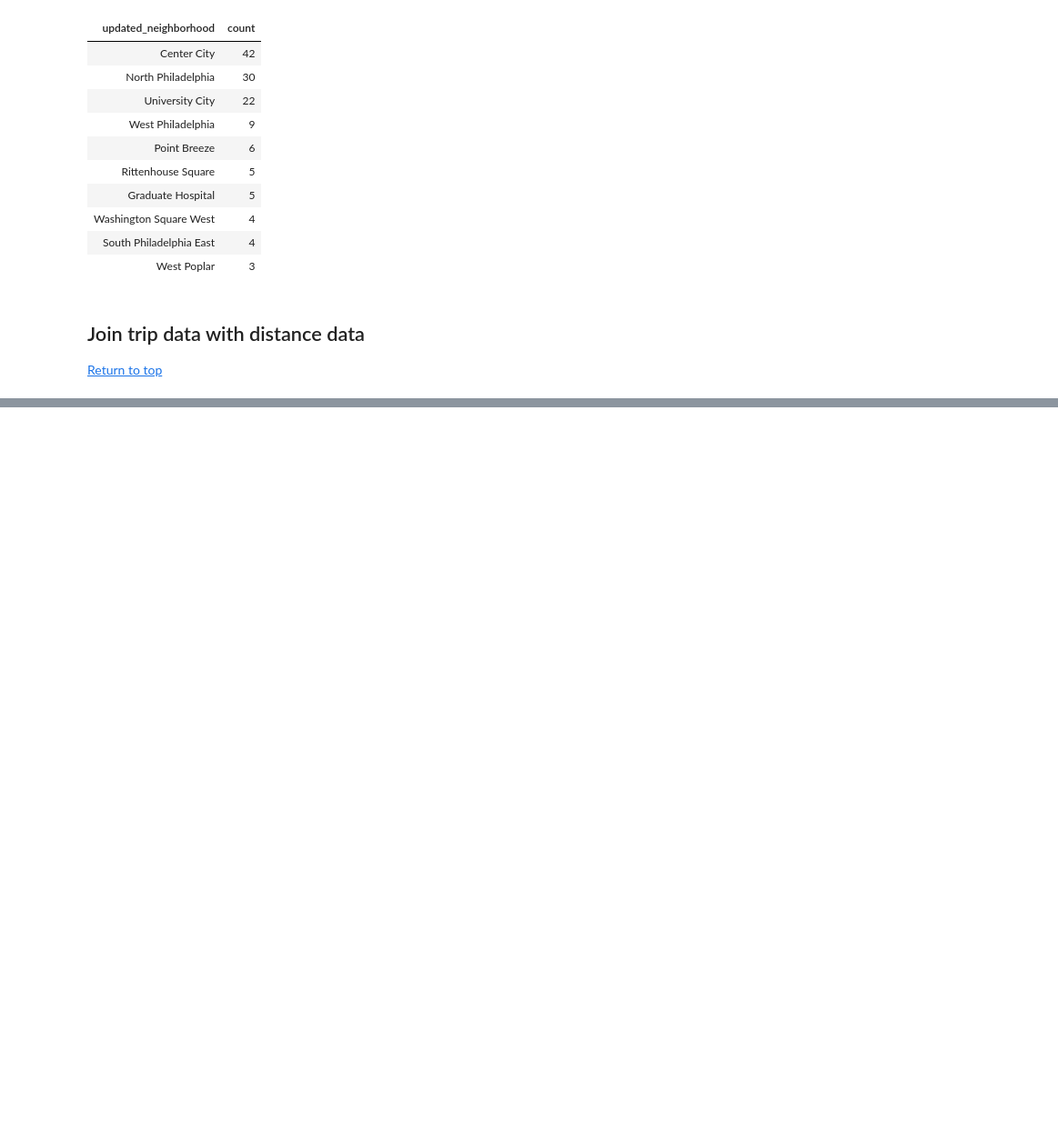
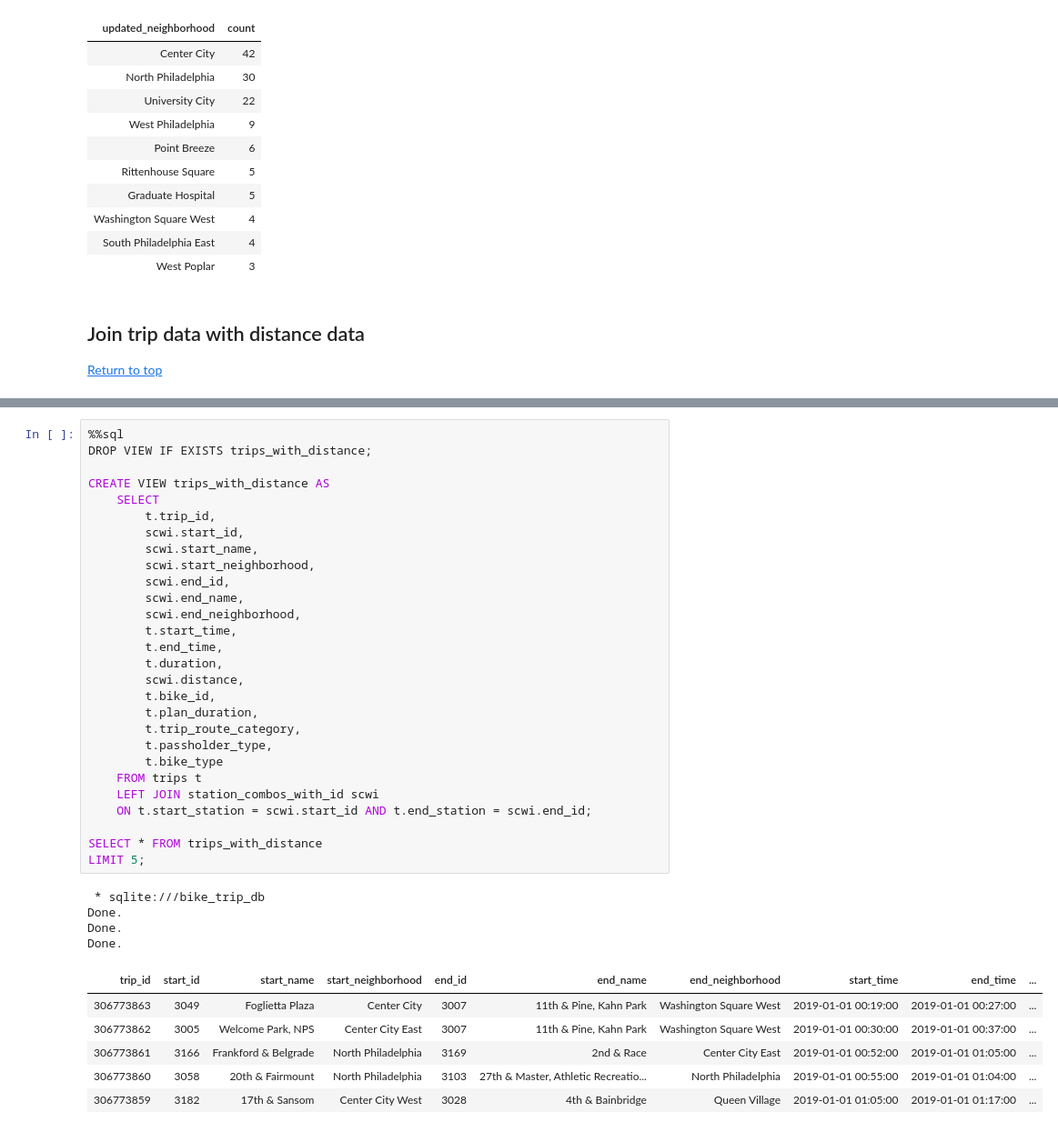
Before and after one commit to MichaelStinson/Indego-City-Bikes-with-Google-Maps-API, a Jupyter notebook: Part 3 Indego Data Analysis with SQL.ipynb, the cells around one changed output, grey strips where cells are left out. Shown at 91% size. Saved outputs shown, nothing was run; the diff lists cells and outputs as text; blank space fills up the shorter version.

```diff
--- a/Part 3 Indego Data Analysis with SQL.ipynb
+++ b/Part 3 Indego Data Analysis with SQL.ipynb
@@ -247,0 +253,39 @@ Done.
+# %%
+%%sql
+DROP VIEW IF EXISTS trips_with_distance;
+
+CREATE VIEW trips_with_distance AS
+    SELECT
+        t.trip_id,
+        scwi.start_id,
+        scwi.start_name,
+        scwi.start_neighborhood,
+        scwi.end_id,
+        scwi.end_name,
+        scwi.end_neighborhood,
+        t.start_time,
+        t.end_time,
+        t.duration,
+        scwi.distance,
+        t.bike_id,
+        t.plan_duration,
+        t.trip_route_category,
+        t.passholder_type,
+        t.bike_type
+    FROM trips t
+    LEFT JOIN station_combos_with_id scwi
+    ON t.start_station = scwi.start_id AND t.end_station = scwi.end_id;
+
+SELECT * FROM trips_with_distance
+LIMIT 5;
+# %% [output]
+ * sqlite:///bike_trip_db
+Done.
+Done.
+Done.
+| trip_id | start_id | start_name | start_neighborhood | end_id | end_name | end_neighborhood | start_time | end_time | ... |
+| 306773863 | 3049 | Foglietta Plaza | Center City | 3007 | 11th & Pine, Kahn Park | Washington Square West | 2019-01-01 00:19:00 | 2019-01-01 00:27:00 | ... |
+| 306773862 | 3005 | Welcome Park, NPS | Center City East | 3007 | 11th & Pine, Kahn Park | Washington Square West | 2019-01-01 00:30:00 | 2019-01-01 00:37:00 | ... |
+| 306773861 | 3166 | Frankford & Belgrade | North Philadelphia | 3169 | 2nd & Race | Center City East | 2019-01-01 00:52:00 | 2019-01-01 01:05:00 | ... |
+| 306773860 | 3058 | 20th & Fairmount | North Philadelphia | 3103 | 27th & Master, Athletic Recreatio... | North Philadelphia | 2019-01-01 00:55:00 | 2019-01-01 01:04:00 | ... |
+| 306773859 | 3182 | 17th & Sansom | Center City West | 3028 | 4th & Bainbridge | Queen Village | 2019-01-01 01:05:00 | 2019-01-01 01:17:00 | ... |
```
Also changed, not shown: parts of 21 cells of this notebook, 2 other files.
